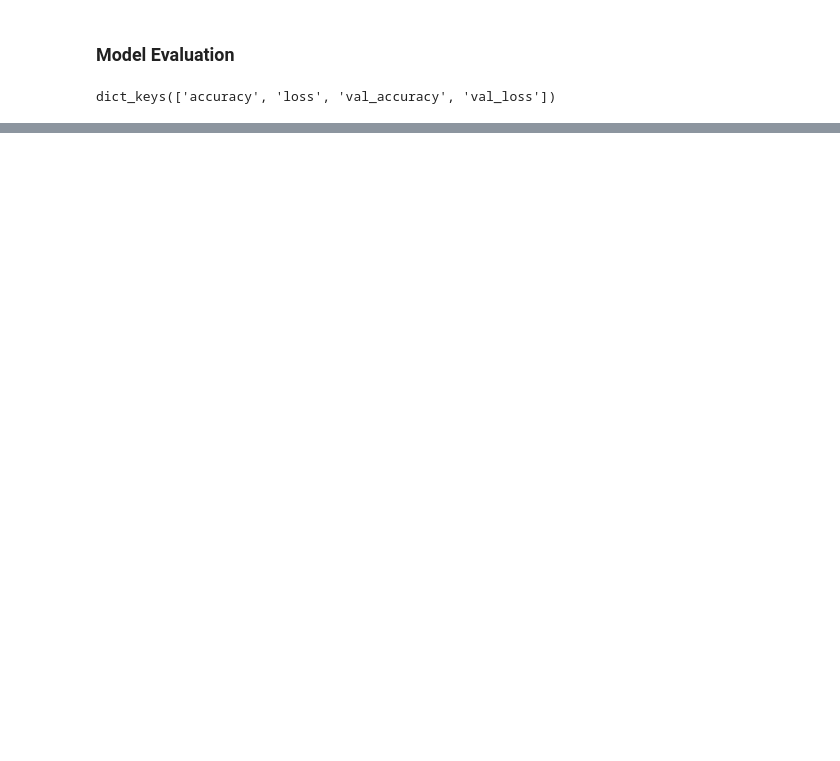
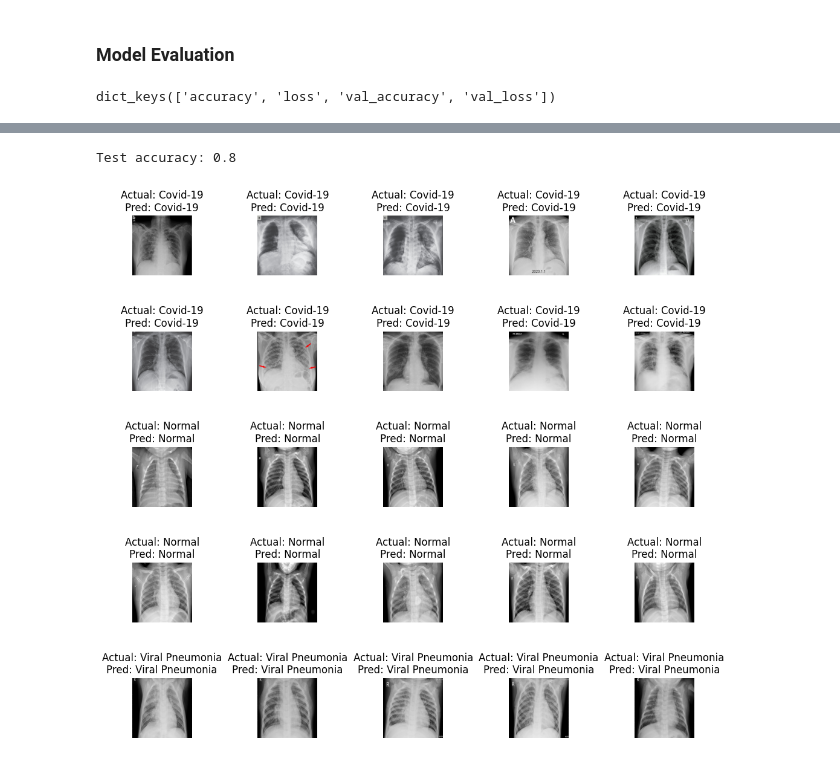
Before and after one commit to Tais19991/Data-Analysis, a Jupyter notebook: ChestXRay_Disease_Classification_CNN/Lung_Disease_Detection_Model.ipynb, the cells around one changed output, grey strips where cells are left out. Saved outputs shown, nothing was run; the diff lists cells and outputs as text; code cells hidden in the pictures; blank space fills up the shorter version.

Commit message:
XRay classification model test

```diff
--- a/ChestXRay_Disease_Classification_CNN/Lung_Disease_Detection_Model.ipynb
+++ b/ChestXRay_Disease_Classification_CNN/Lung_Disease_Detection_Model.ipynb
@@ -212,0 +219,2 @@ Text(0, 0.5, 'Validation accuracy')
+# %%
+TEST_DIR ='X-Ray_Images\Test'
@@ -212,0 +256,26 @@ Text(0, 0.5, 'Validation accuracy')
+# %%
+from PIL import Image
+import numpy as np
+import os
+
+image = []
+prediction = []
+original = []
+
+for i in range(len(os.listdir(TEST_DIR))):
+    class_dir = os.path.join(TEST_DIR, str(i))
+    for item in os.listdir(class_dir):
+        # Open image with Pillow
+        img_path = os.path.join(class_dir, item)
+        img = Image.open(img_path).convert("RGB")
+        # Resize image to 256x256
+        img = img.resize((256, 256))
+        # Convert image to numpy array and normalize
+        img_array = np.array(img) / 256.0
+        image.append(img_array)
+        # Prepare image for prediction (add batch dimension)
+        img_input = img_array.reshape(-1, 256, 256, 3)
+        predict = model.predict(img_input)
+        predict = np.argmax(predict)
+        prediction.append(predict)
+        original.append(i)
@@ -212,0 +300,21 @@ Text(0, 0.5, 'Validation accuracy')
+# %%
+score = accuracy_score(original, prediction)
+print(f'Test accuracy: {score}')
+# %% [output]
+Test accuracy: 0.8
+# %%
+L = 5
+W = 5
+
+fig, axes = plt.subplots(L, W, figsize=(12, 12))
+axes = axes.ravel()
+
+for i in range(L * W):
+    axes[i].imshow(image[i])
+    axes[i].set_title('Actual: {}\nPred: {}'.format(labels[original[i]], labels[prediction[i]]))
+    axes[i].axis('off')
+
+plt.subplots_adjust(wspace=1.1)
+plt.show()
+# %% [output]
+[figure, added]
```
Also changed, not shown: parts of 23 cells of this notebook.
